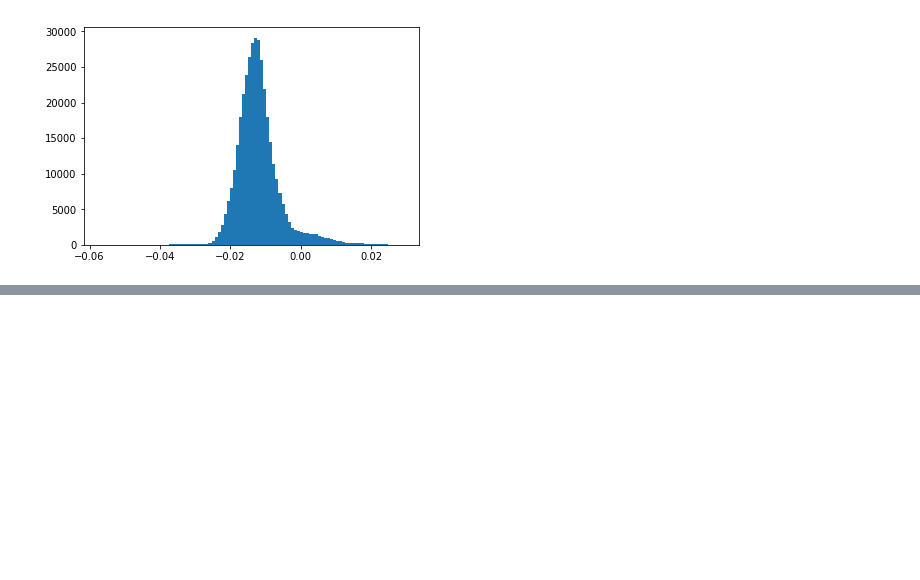
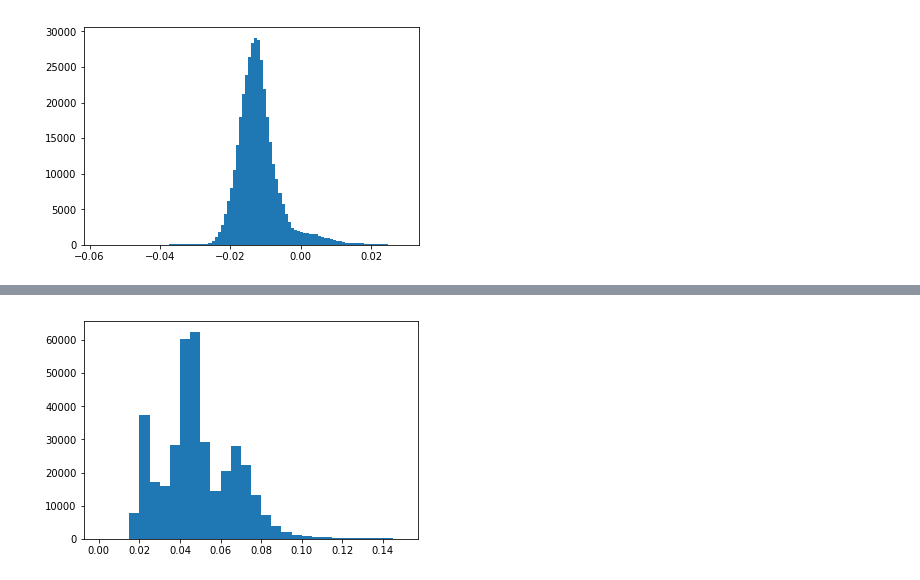
Before and after one commit to desihub/LSS, a Jupyter notebook: Sandbox/MCeff.ipynb, the cells around one changed output, grey strips where cells are left out. Cells and saved outputs as stored; diff of their text form; code cells hidden in the pictures; blank space fills up the shorter version.

```diff
--- a/Sandbox/MCeff.ipynb
+++ b/Sandbox/MCeff.ipynb
@@ -249,0 +310,5 @@ plt.show()
+# %%
+plt.hist(rsigd,bins=30,range=(0,0.15))
+plt.show()
+# %% [output]
+[figure, added]
```
Also changed, not shown: parts of 20 cells of this notebook.
